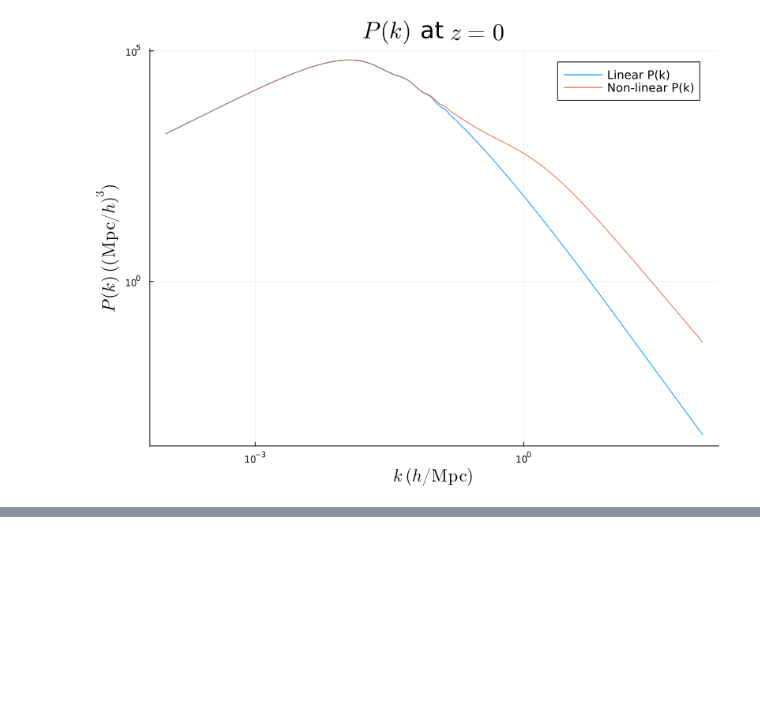
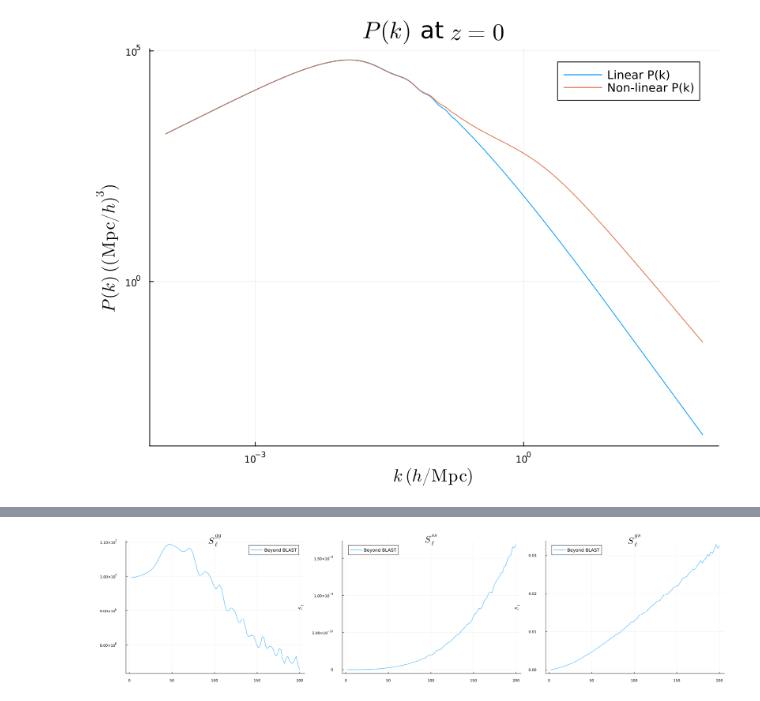
Before and after one commit to anvi-git/3D_Angular_Power_Spectrum, a Jupyter notebook: notebooks/beyond_BLAST.ipynb, the cells around one changed output, grey strips where cells are left out. Cells and saved outputs as stored; diff of their text form; code cells hidden in the pictures; blank space fills up the shorter version.

```diff
--- a/notebooks/beyond_BLAST.ipynb
+++ b/notebooks/beyond_BLAST.ipynb
@@ -525,0 +322,7 @@ p = plot(
+# %%
+S_l_gg = zeros(Float64, length(ℓ))
+@tullio S_l_gg[li] := w_k[kp] * w_k[kpp] * S_lkk_gg[kp, kpp, li];
+S_l_ss = zeros(Float64, length(ℓ))
+@tullio S_l_ss[li] := w_k[kp] * w_k[kpp] * S_lkk_ss[kp, kpp, li];
+S_l_gs = zeros(Float64, length(ℓ))
+@tullio S_l_gs[li] := w_k[kp] * w_k[kpp] * S_lkk_gs[kp, kpp, li];
@@ -525,0 +333,9 @@ p = plot(
+# %%
+# plot
+p1 =  plot(ℓ, S_l_gg, label="Beyond BLAST", xlabel=L"\ell", ylabel=L"S_\ell", title=L"S_\ell^{gg}")
+p2 =  plot(ℓ, S_l_ss, label="Beyond BLAST", xlabel=L"\ell", ylabel=L"S_\ell", title=L"S_\ell^{ss}")
+p3 =  plot(ℓ, S_l_gs, label="Beyond BLAST", xlabel=L"\ell", ylabel=L"S_\ell", title=L"S_\ell^{gs}")
+
+plot(p1, p2, p3, layout = (1, 3), size=(2100, 500), titlefontsize=20, legendfontsize=10)
+# %% [output]
+[figure, added]
```
Also changed, not shown: parts of 75 cells of this notebook, 4 other files.
